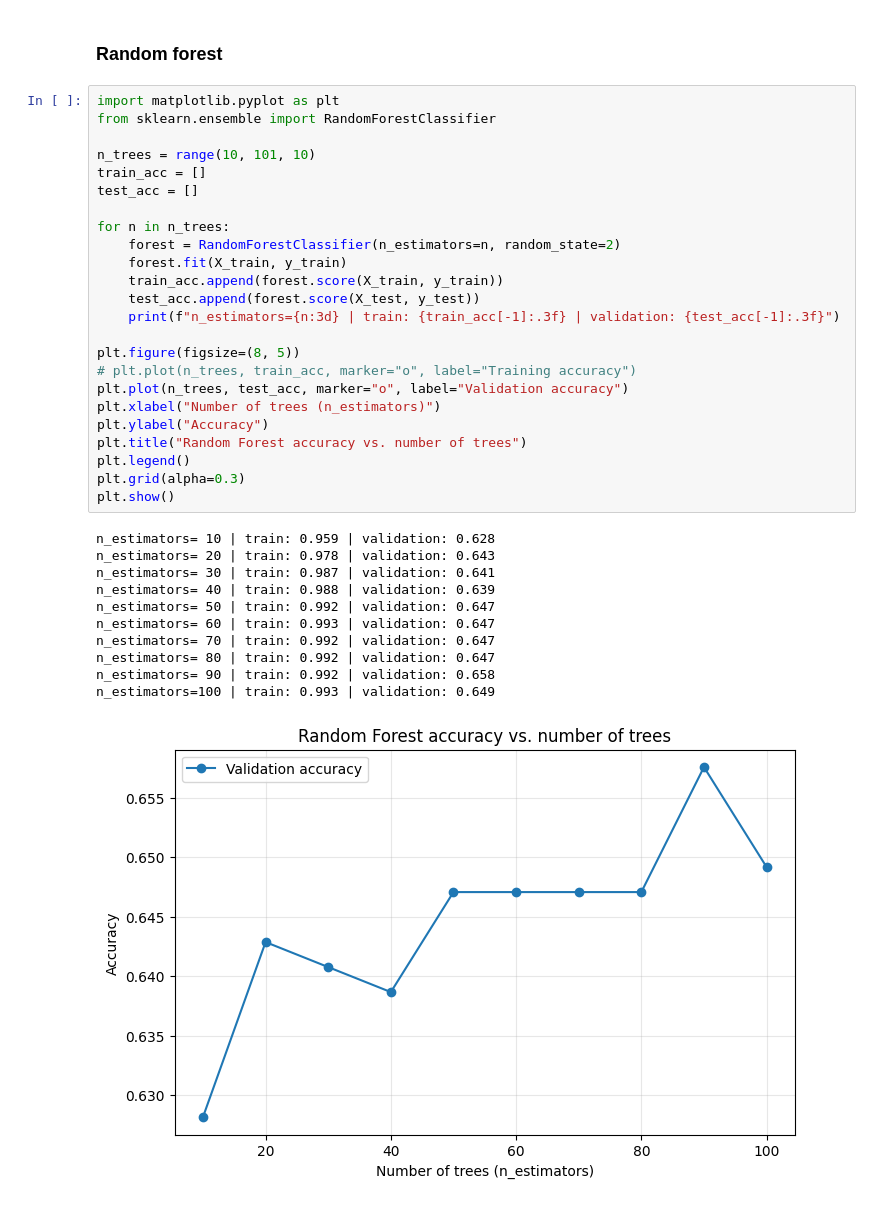
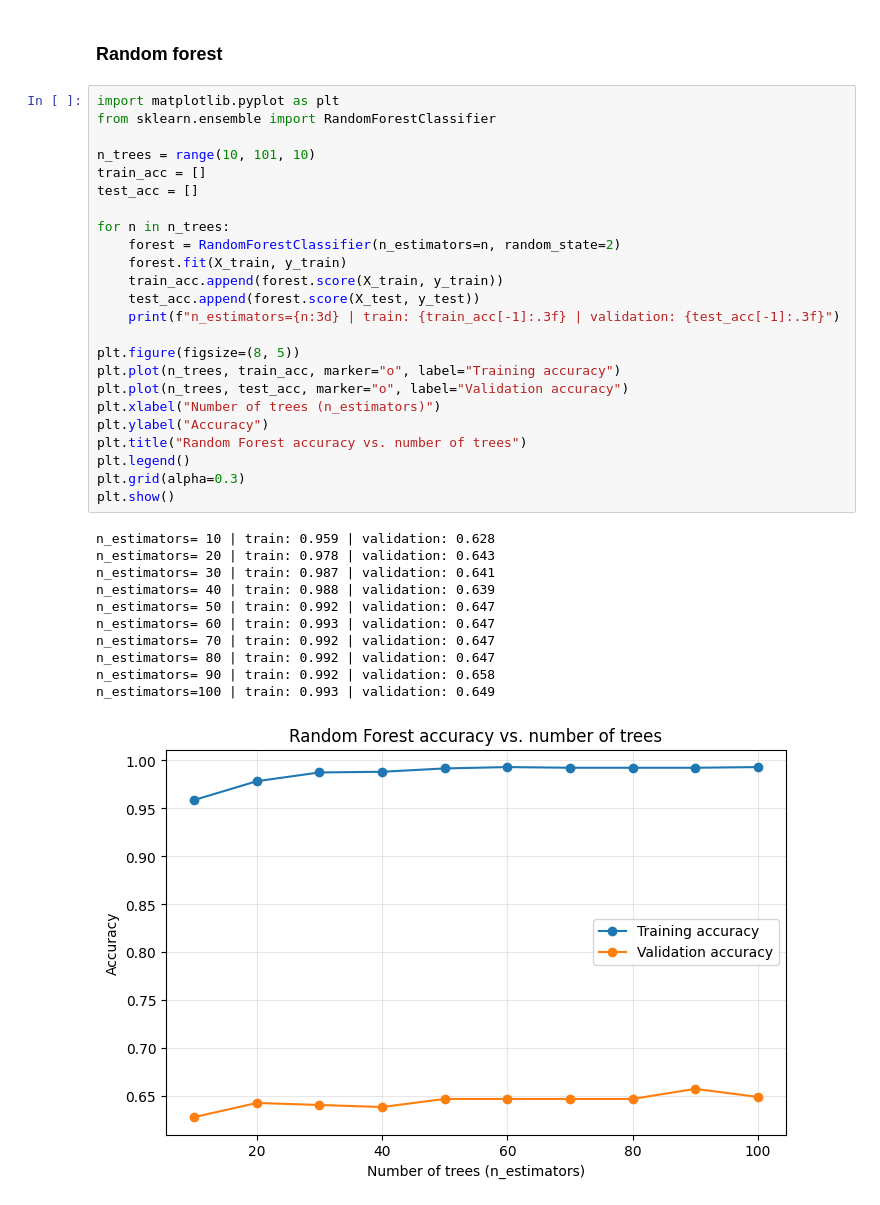
Before and after one commit to pntnguyen/ML_GCSP, a Jupyter notebook: note.ipynb, the cells around one changed output. Drawn from its saved outputs; the diff is of its cells as text.

```diff
--- a/note.ipynb
+++ b/note.ipynb
@@ -168,35 +168,35 @@ from sklearn.ensemble import RandomForestClassifier
 n_trees = range(10, 101, 10)
 train_acc = []
 test_acc = []
 
 for n in n_trees:
     forest = RandomForestClassifier(n_estimators=n, random_state=2)
     forest.fit(X_train, y_train)
     train_acc.append(forest.score(X_train, y_train))
     test_acc.append(forest.score(X_test, y_test))
     print(f"n_estimators={n:3d} | train: {train_acc[-1]:.3f} | validation: {test_acc[-1]:.3f}")
 
 plt.figure(figsize=(8, 5))
-# plt.plot(n_trees, train_acc, marker="o", label="Training accuracy")
+plt.plot(n_trees, train_acc, marker="o", label="Training accuracy")
 plt.plot(n_trees, test_acc, marker="o", label="Validation accuracy")
 plt.xlabel("Number of trees (n_estimators)")
 plt.ylabel("Accuracy")
 plt.title("Random Forest accuracy vs. number of trees")
 plt.legend()
 plt.grid(alpha=0.3)
 plt.show()
 # %% [output]
 n_estimators= 10 | train: 0.959 | validation: 0.628
 n_estimators= 20 | train: 0.978 | validation: 0.643
 n_estimators= 30 | train: 0.987 | validation: 0.641
 n_estimators= 40 | train: 0.988 | validation: 0.639
 n_estimators= 50 | train: 0.992 | validation: 0.647
 n_estimators= 60 | train: 0.993 | validation: 0.647
 n_estimators= 70 | train: 0.992 | validation: 0.647
 n_estimators= 80 | train: 0.992 | validation: 0.647
 n_estimators= 90 | train: 0.992 | validation: 0.658
 n_estimators=100 | train: 0.993 | validation: 0.649
-[figure, old version]
+[figure, new version]
 # %%
 ### choose 90 trees for the final model
 forest_90 = RandomForestClassifier(n_estimators=90, random_state=2)
```
Also changed, not shown: parts of 23 cells of this notebook, 12 other files.
